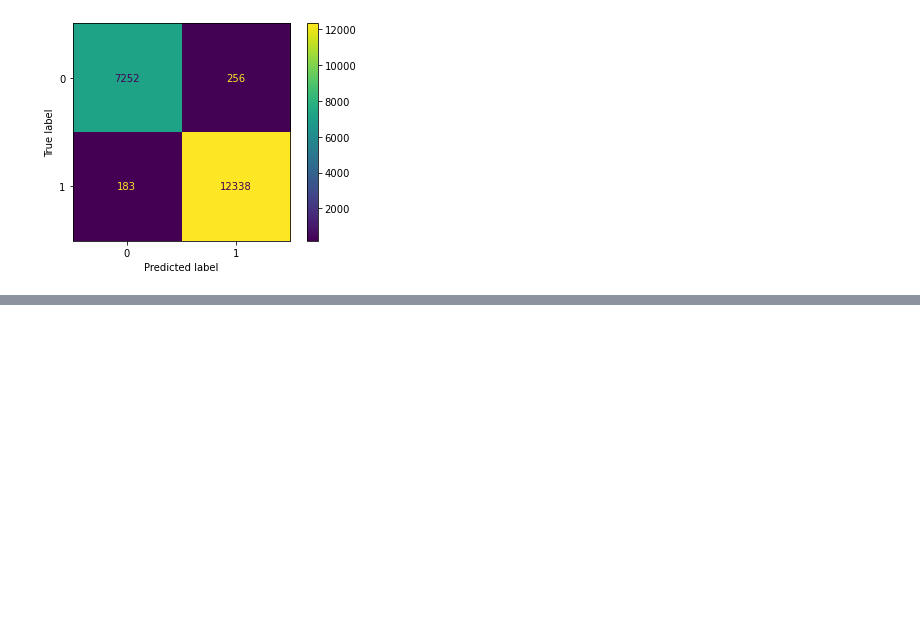
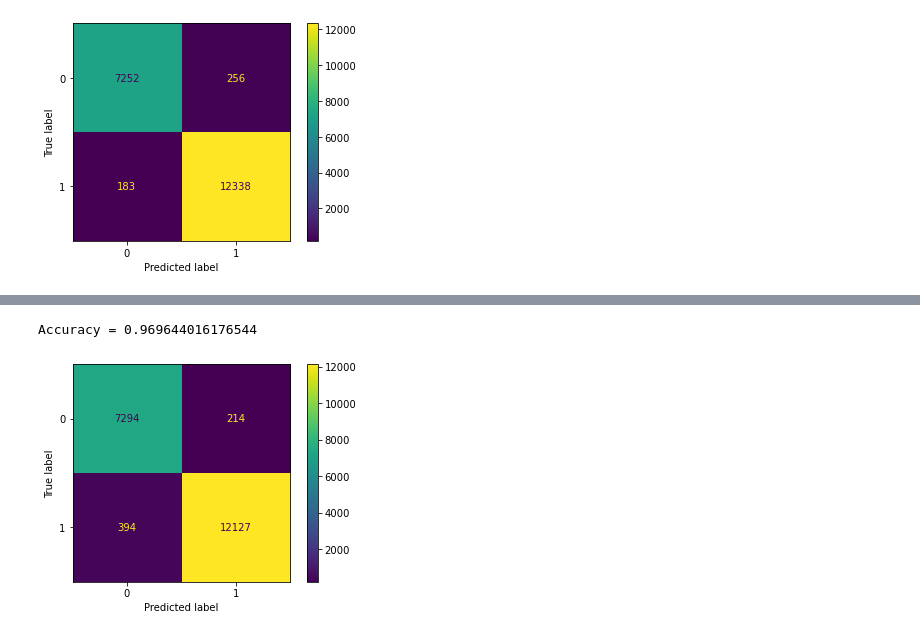
Before and after one commit to JediRhymeTrix/COSC-6339-HW1, a Jupyter notebook: hw1.ipynb, the cells around one changed output, grey strips where cells are left out. Drawn from its saved outputs; the diff is of its cells as text; code cells hidden in the pictures; blank space fills up the shorter version.

Commit message:
feat: :sparkles: implement PCA, Logistic Regression w/ Gradient Descent from scratch
(without gamma)

```diff
--- a/hw1.ipynb
+++ b/hw1.ipynb
@@ -144,0 +247,8 @@ Accuracy = 0.9780817814169455
+# %%
+# computing PCA
+
+pca_X = pca(scaled_X, n_components=5)
+pca_df_X = DataFrame(np.hstack((np.ones((pca_X.shape[0], 1)), pca_X)))
+
+print(pca_df_X.shape)
+print(pca_df_X.describe)
@@ -144,0 +271,13 @@ Accuracy = 0.9780817814169455
+# %%
+# training
+
+X_train, X_test, y_train, y_test = train_test_split(pca_df_X, y, test_size=0.20, random_state=0)
+
+n = X_train.shape[1]
+
+initial_theta = np.zeros((n, 1)) # @TODO: tune this
+
+theta, cost = gradient_descent(X_train.values, y_train.values, initial_theta, alpha=0.01, batch_size=32, num_iters=40) # @TODO: tune these
+
+print('Cost history: ', cost)
+print('theta: ', theta)
@@ -144,0 +293,10 @@ Accuracy = 0.9780817814169455
+# %%
+# evaluation
+
+predictions = predict(theta, X_test.values)
+
+ConfusionMatrixDisplay.from_predictions(y_test.values, predictions)
+print(f"Accuracy = {accuracy_score(y_test.values, predictions)}")
+# %% [output]
+Accuracy = 0.969644016176544
+[figure, added]
```
Also changed, not shown: parts of 9 cells of this notebook.
